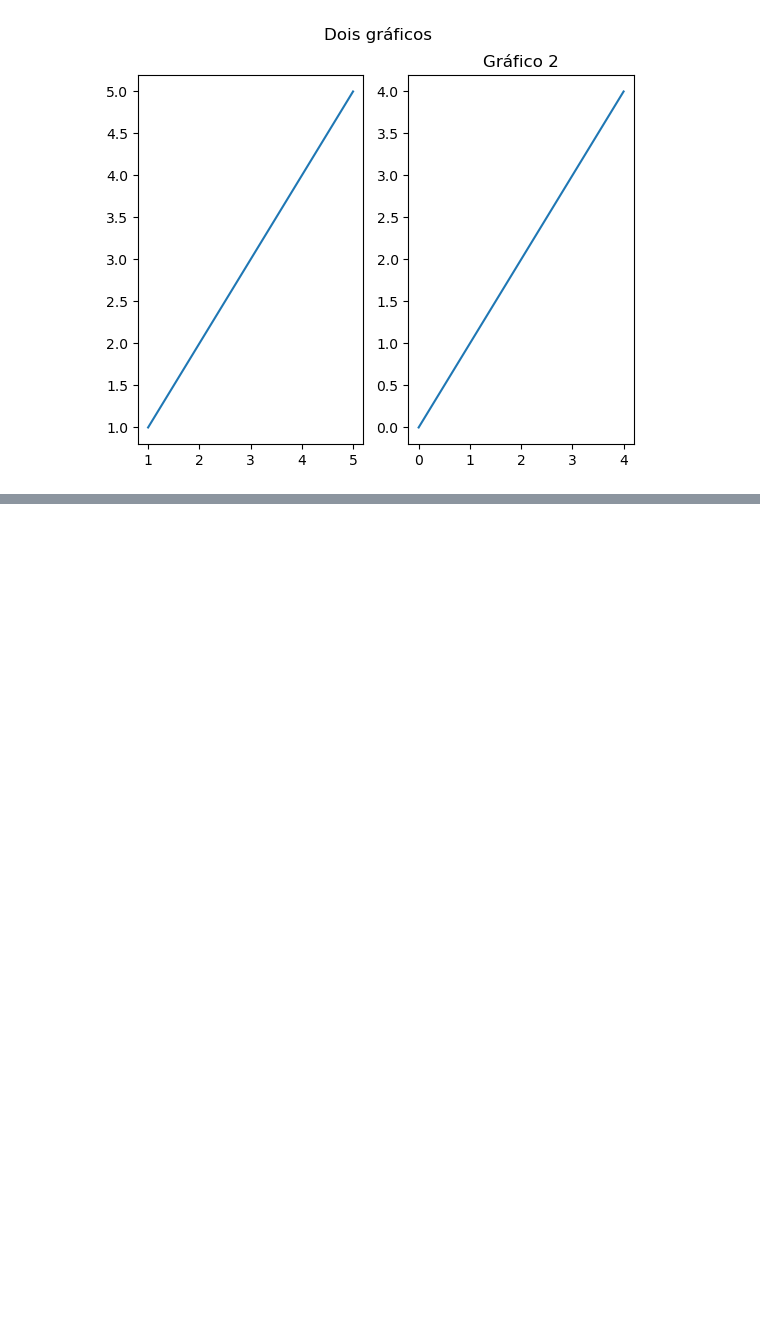
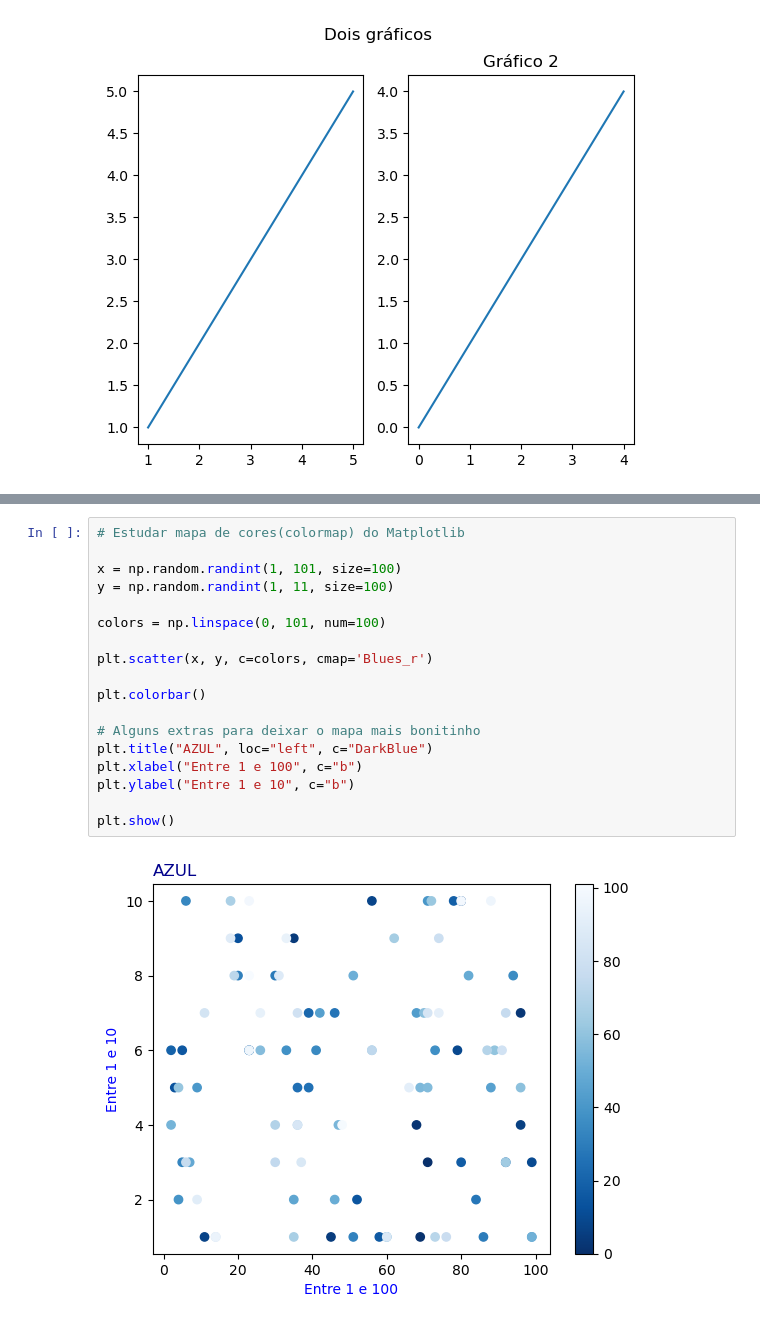
Before and after one commit to SavioCartaxo/Estudos_python, a Jupyter notebook: matplolib/estudos/01 sainda do zero.ipynb, the cells around one changed output, grey strips where cells are left out. Cells and saved outputs as stored; diff of their text form; blank space fills up the shorter version.

```diff
--- a/matplolib/estudos/01 sainda do zero.ipynb
+++ b/matplolib/estudos/01 sainda do zero.ipynb
@@ -118,0 +132,20 @@ plt.show()
+# %%
+# Estudar mapa de cores(colormap) do Matplotlib
+
+x = np.random.randint(1, 101, size=100)
+y = np.random.randint(1, 11, size=100)
+
+colors = np.linspace(0, 101, num=100)
+
+plt.scatter(x, y, c=colors, cmap='Blues_r')
+
+plt.colorbar()
+
+# Alguns extras para deixar o mapa mais bonitinho
+plt.title("AZUL", loc="left", c="DarkBlue")
+plt.xlabel("Entre 1 e 100", c="b")
+plt.ylabel("Entre 1 e 10", c="b")
+
+plt.show()
+# %% [output]
+[figure, added]
```
Also changed, not shown: parts of 2 cells of this notebook, 13 other files.
